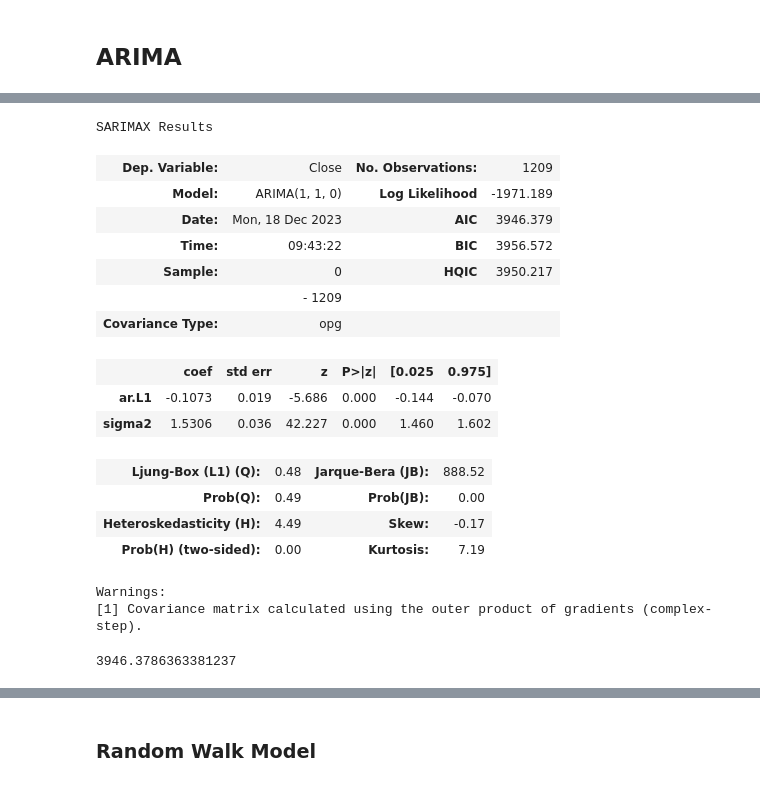
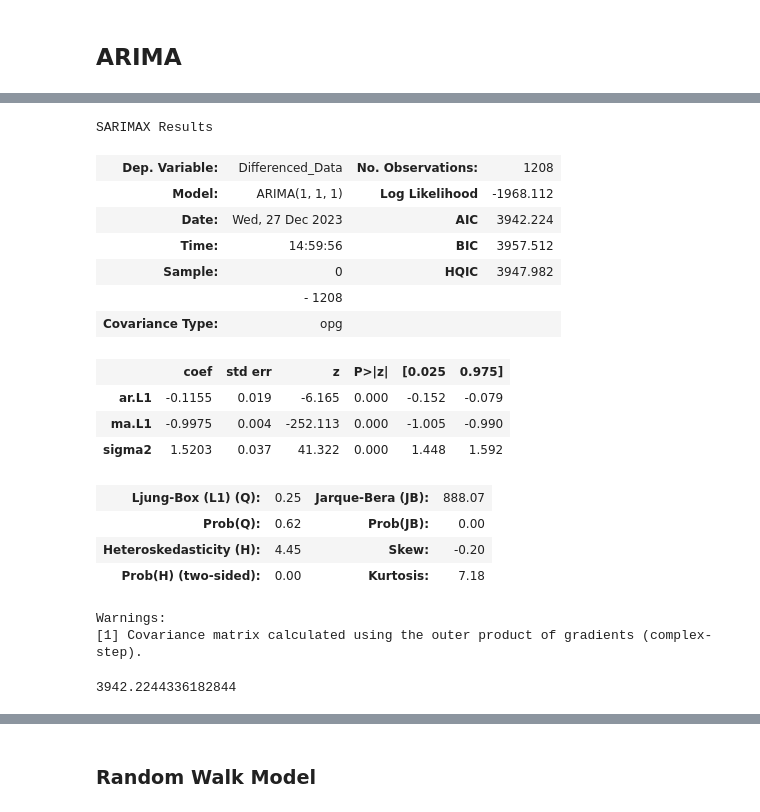
Before and after one commit to ajbudhi/Microsoft-Stock-Time-Series-Analysis, a Jupyter notebook: index.ipynb, the cells around one changed output, grey strips where cells are left out. Saved outputs shown, nothing was run; the diff lists cells and outputs as text; code cells hidden in the pictures.

```diff
--- a/index.ipynb
+++ b/index.ipynb
@@ -28,6 +27,6 @@ warnings.filterwarnings('ignore')
 # %%
 # Reading in the Data
 
-df = pd.read_csv('Data/Microsoft_Stock.csv', index_col='Date', parse_dates=True)
+df = pd.read_csv('Data/MSFT.csv', index_col='Date', parse_dates=True)
 df.head()
 # %% [output]
@@ -145,0 +184,5 @@ series_df.plot()
+# %%
+# Differencing to make time series stationary
+
+df['Differenced_Data'] = df['Close'] - df['Close'].shift(1)
+df = df.dropna()
@@ -189 +255,4 @@ cutoff
+# %%
+train_size = int(0.8 * len(df))
+train, test = df['Differenced_Data'][:train_size], df['Differenced_Data'][train_size:]
 # %%
@@ -286,24 +334,30 @@ Name: predicted_mean, Length: 1209, dtype: float64
+# %%
+# Fit an ARIMA model to the training data
+
+ar_1 = ARIMA(train, order=(1, 1, 1))
+ar_1_fit = ar_1.fit()
 # %%
-ar_1.summary()
+ar_1_fit.summary()
 # %% [output]
 SARIMAX Results
-| Dep. Variable: | Close | No. Observations: | 1209 |
-| Model: | ARIMA(1, 1, 0) | Log Likelihood | -1971.189 |
-| Date: | Mon, 18 Dec 2023 | AIC | 3946.379 |
-| Time: | 09:43:22 | BIC | 3956.572 |
-| Sample: | 0 | HQIC | 3950.217 |
-|  | - 1209 |  |  |
+| Dep. Variable: | Differenced_Data | No. Observations: | 1208 |
+| Model: | ARIMA(1, 1, 1) | Log Likelihood | -1968.112 |
+| Date: | Wed, 27 Dec 2023 | AIC | 3942.224 |
+| Time: | 14:59:56 | BIC | 3957.512 |
+| Sample: | 0 | HQIC | 3947.982 |
+|  | - 1208 |  |  |
 | Covariance Type: | opg |  |  |
 |  | coef | std err | z | P>|z| | [0.025 | 0.975] |
-| ar.L1 | -0.1073 | 0.019 | -5.686 | 0.000 | -0.144 | -0.070 |
-| sigma2 | 1.5306 | 0.036 | 42.227 | 0.000 | 1.460 | 1.602 |
+| ar.L1 | -0.1155 | 0.019 | -6.165 | 0.000 | -0.152 | -0.079 |
+| ma.L1 | -0.9975 | 0.004 | -252.113 | 0.000 | -1.005 | -0.990 |
+| sigma2 | 1.5203 | 0.037 | 41.322 | 0.000 | 1.448 | 1.592 |
-| Ljung-Box (L1) (Q): | 0.48 | Jarque-Bera (JB): | 888.52 |
-| Prob(Q): | 0.49 | Prob(JB): | 0.00 |
-| Heteroskedasticity (H): | 4.49 | Skew: | -0.17 |
-| Prob(H) (two-sided): | 0.00 | Kurtosis: | 7.19 |
+| Ljung-Box (L1) (Q): | 0.25 | Jarque-Bera (JB): | 888.07 |
+| Prob(Q): | 0.62 | Prob(JB): | 0.00 |
+| Heteroskedasticity (H): | 4.45 | Skew: | -0.20 |
+| Prob(H) (two-sided): | 0.00 | Kurtosis: | 7.18 |
 Warnings:
 [1] Covariance matrix calculated using the outer product of gradients (complex-step).
 # %%
-ar_1.aic
+ar_1_fit.aic
 # %% [output]
-3946.3786363381237
+3942.2244336182844
```
Also changed, not shown: parts of 40 cells of this notebook, 5 other files.
